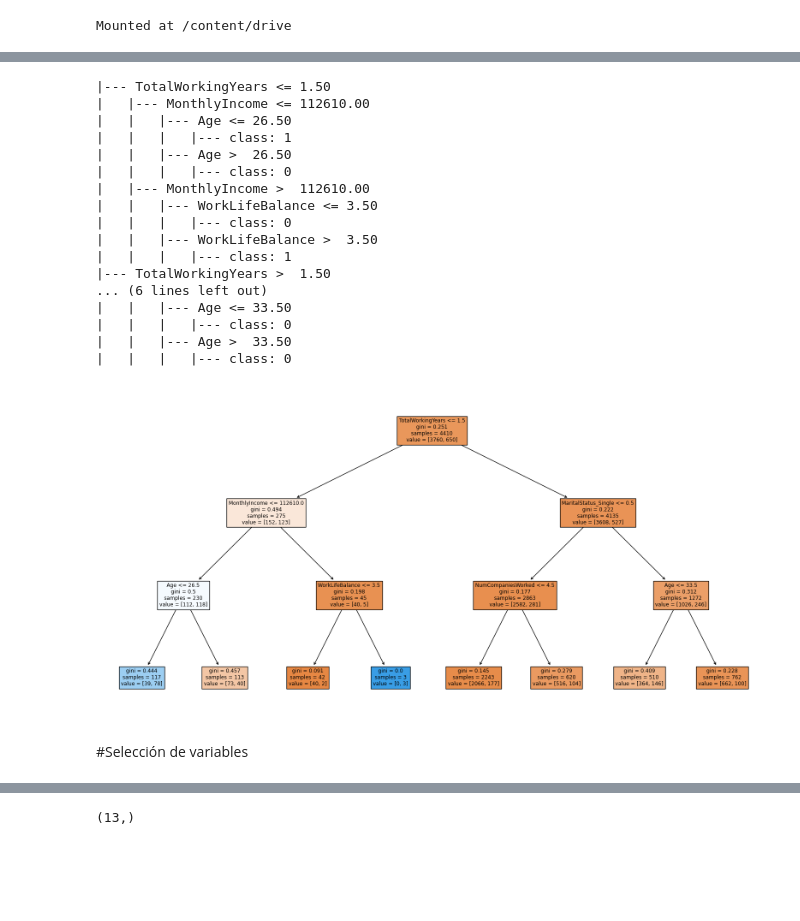
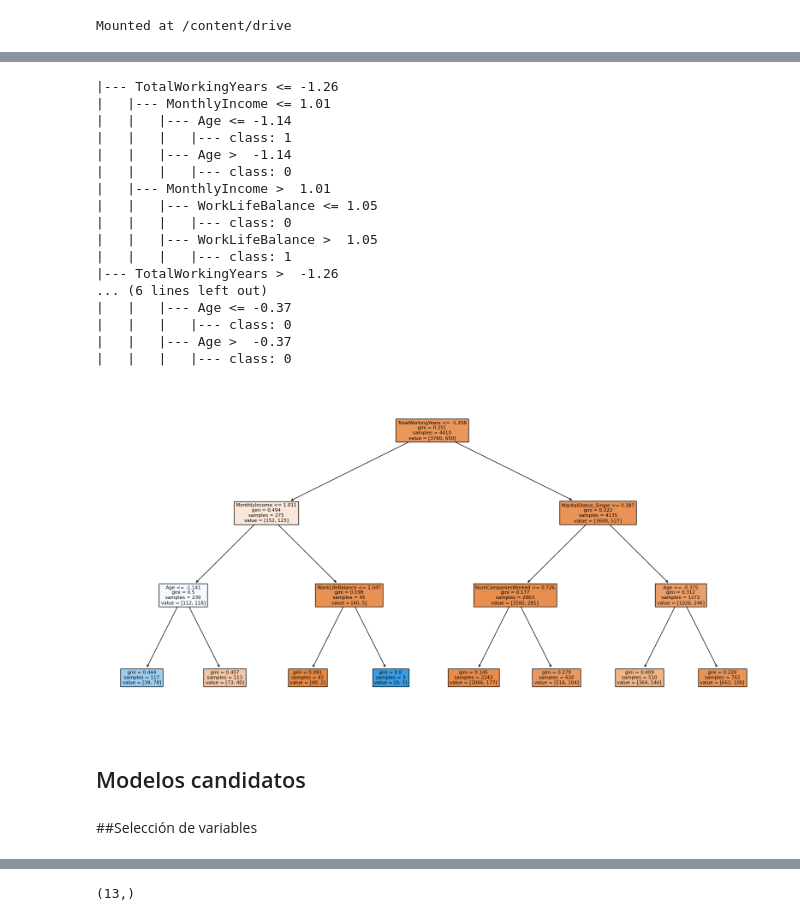
Before and after one commit to Laurahg22/Trabajo-analitica-RH, a Jupyter notebook: d_modelos.ipynb, the cells around one changed output, grey strips where cells are left out. Drawn from its saved outputs; the diff is of its cells as text; code cells hidden in the pictures; blank space fills up the shorter version.

```diff
--- a/d_modelos.ipynb
+++ b/d_modelos.ipynb
@@ -42,3 +42,8 @@ from sklearn.model_selection import RandomizedSearchCV
 import joblib  ### para guardar modelos
 from sklearn.preprocessing import StandardScaler ## escalar variables
 import openpyxl
+# %%
+# Leer el df df2015
+
+df2015 = pd.read_csv('/content/drive/MyDrive/trabajo/Trabajo-analitica-RH/data/df2015.csv')
+df2015
@@ -45 +66,9 @@ import openpyxl
+# %%
+######## con base en los modelos candidatos se realizará una selección de variables ########
+y = df2015['Attrition']
+X1 = df2015.loc[:, ~df2015.columns.isin(['Attrition'])]
+scaler=StandardScaler()
+scaler.fit(X1)
+X2=scaler.transform(X1)
+X=pd.DataFrame(X2,columns=X1.columns)
 # %% [markdown]
@@ -75,32 +76,34 @@ X=pd.DataFrame(X2,columns=X1.columns)
 # %%
 # Crear y entrenar el modelo de árbol de decisión
 rtree = DecisionTreeClassifier(max_depth=3)
-rtree.fit(X=df2015.drop('Attrition', axis=1), y=df2015['Attrition'])
+rtree.fit(X=X, y=y)
 
 # Generar una representación de texto del árbol de decisión
-tree_text = export_text(rtree, feature_names=df2015.drop('Attrition', axis=1).columns.tolist())
+tree_text = export_text(rtree, feature_names=X.columns.tolist())
 print(tree_text)
 
 # Visualizar el árbol de decisión
 plt.figure(figsize=(20, 10))
-plot_tree(rtree, feature_names=df2015.drop('Attrition', axis=1).columns.tolist(), filled=True)
+plot_tree(rtree, feature_names=X.columns.tolist(), filled=True)
 plt.show()
 # %% [output]
-|--- TotalWorkingYears <= 1.50
-|   |--- MonthlyIncome <= 112610.00
-|   |   |--- Age <= 26.50
+|--- TotalWorkingYears <= -1.26
+|   |--- MonthlyIncome <= 1.01
+|   |   |--- Age <= -1.14
 |   |   |   |--- class: 1
-|   |   |--- Age >  26.50
+|   |   |--- Age >  -1.14
 |   |   |   |--- class: 0
-|   |--- MonthlyIncome >  112610.00
-|   |   |--- WorkLifeBalance <= 3.50
+|   |--- MonthlyIncome >  1.01
+|   |   |--- WorkLifeBalance <= 1.05
 |   |   |   |--- class: 0
-|   |   |--- WorkLifeBalance >  3.50
+|   |   |--- WorkLifeBalance >  1.05
 |   |   |   |--- class: 1
-|--- TotalWorkingYears >  1.50
+|--- TotalWorkingYears >  -1.26
 ... (6 lines left out)
-|   |   |--- Age <= 33.50
+|   |   |--- Age <= -0.37
 |   |   |   |--- class: 0
-|   |   |--- Age >  33.50
+|   |   |--- Age >  -0.37
 |   |   |   |--- class: 0
-[figure, old version]
+[figure, new version]
+# %% [markdown]
+## Modelos candidatos
@@ -107,2 +119,2 @@ plt.show()
 # %% [markdown]
-#Selección de variables
+##Selección de variables
```
Also changed, not shown: parts of 25 cells of this notebook.
